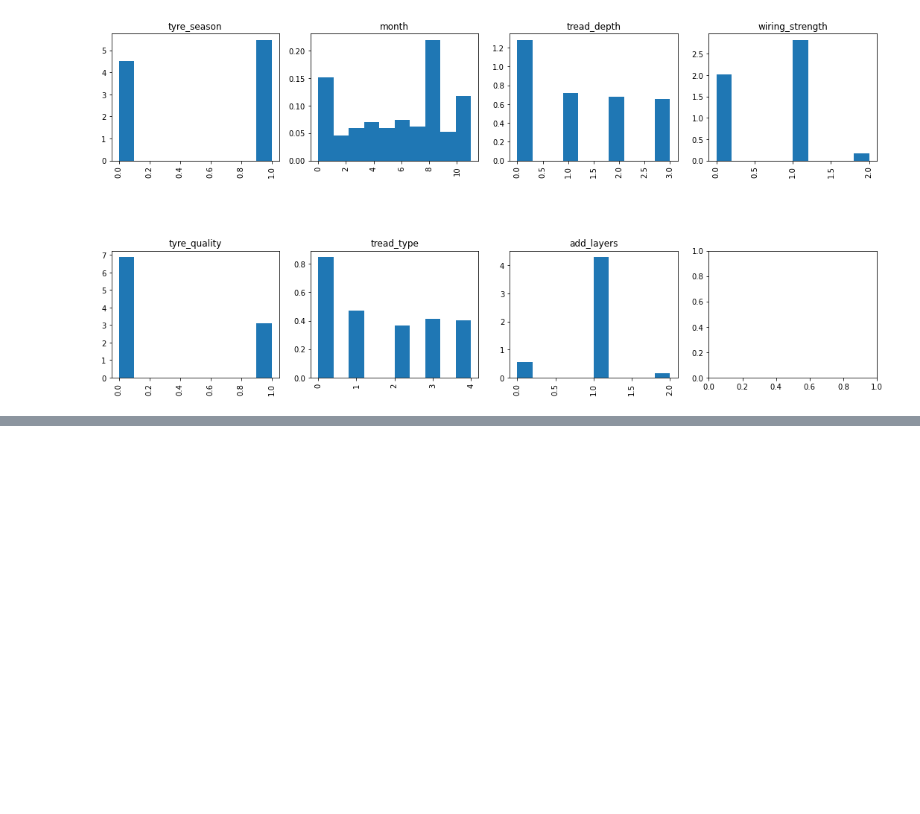
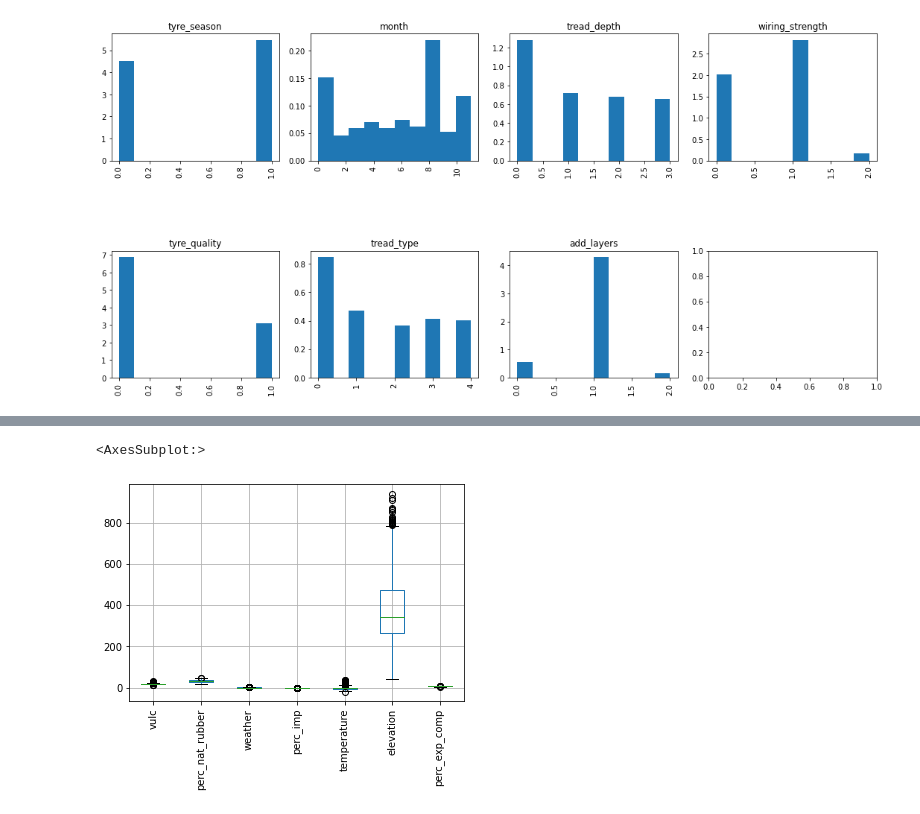
Before and after one commit to AndreaScarpellini1/ML-Project, a Jupyter notebook: Project .ipynb, the cells around one changed output, grey strips where cells are left out. Saved outputs shown, nothing was run; the diff lists cells and outputs as text; code cells hidden in the pictures; blank space fills up the shorter version.

```diff
--- a/Project .ipynb
+++ b/Project .ipynb
@@ -162,0 +165,7 @@ plt.show()
+# %%
+num.boxplot(rot=90)
+
+#elevation has totally different numbers --> standardization
+# %% [output]
+<AxesSubplot:>
+[figure, added]
```
Also changed, not shown: parts of 10 cells of this notebook.
